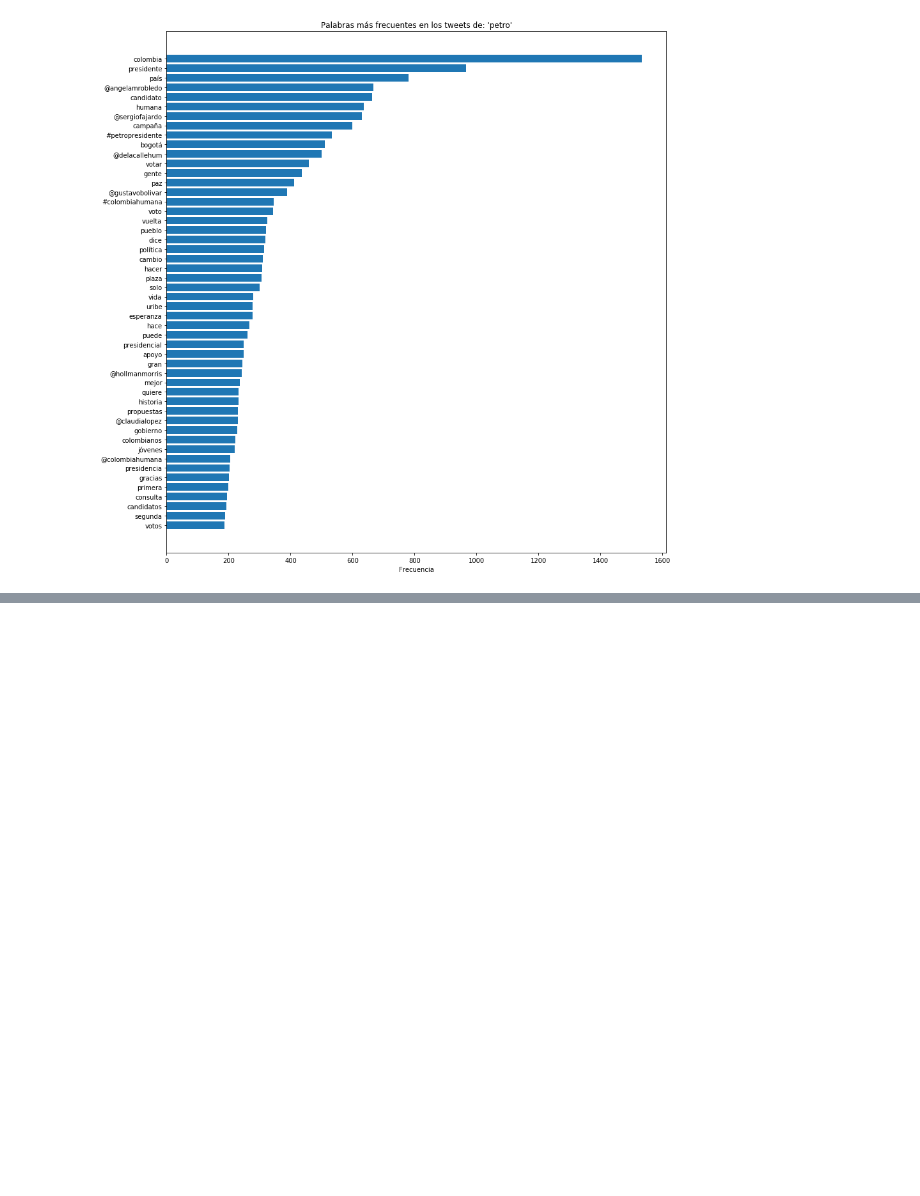
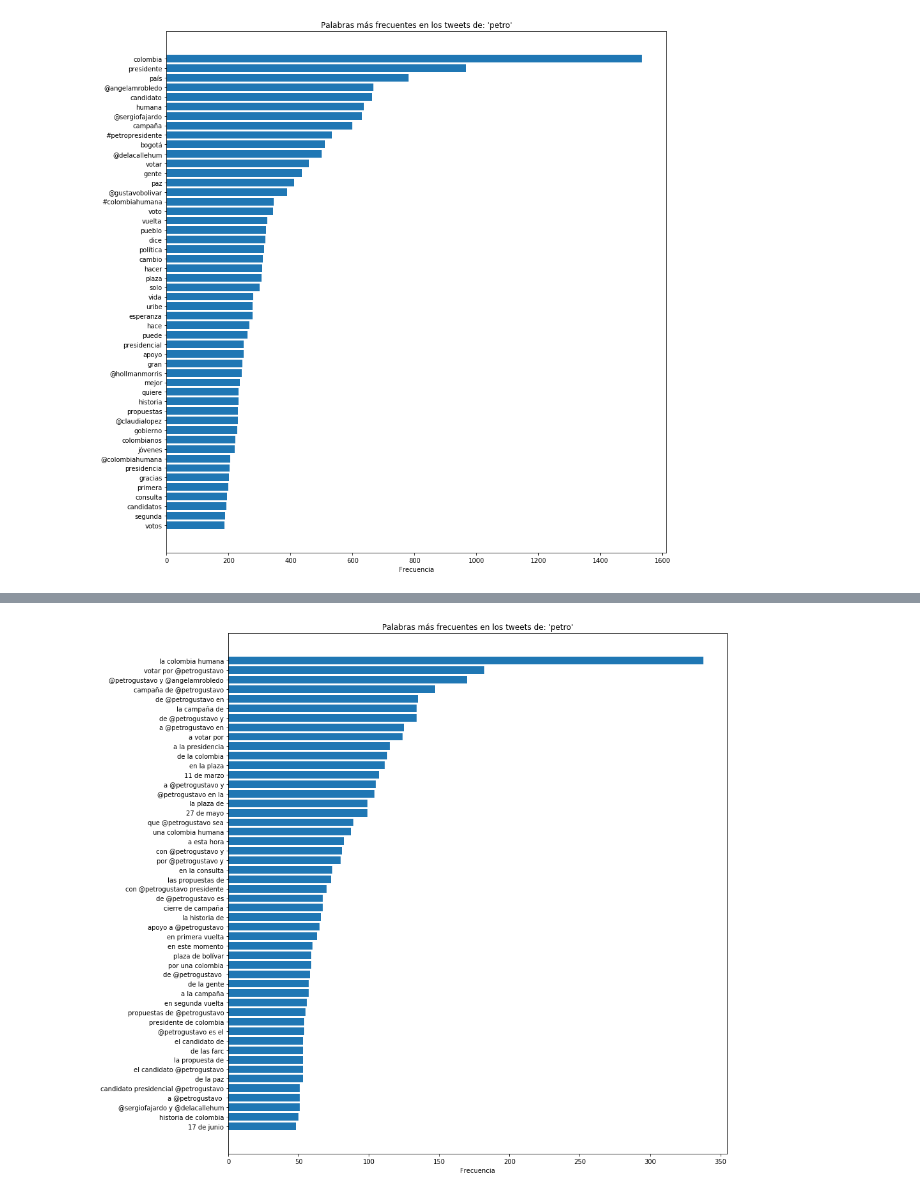
Before and after one commit to sbacarob/defamation-on-colombian-electoral-campaigns, a Jupyter notebook: analyzing_the_data.ipynb, the cells around one changed output, grey strips where cells are left out. Cells and saved outputs as stored; diff of their text form; code cells hidden in the pictures; blank space fills up the shorter version.

```diff
--- a/analyzing_the_data.ipynb
+++ b/analyzing_the_data.ipynb
@@ -504,0 +569,4 @@ Sentiment(polarity=0.0, subjectivity=0.0)
+# %%
+plot_data(most_frequent_trigrams, 'petro')
+# %% [output]
+[figure, added]
```
Also changed, not shown: parts of 32 cells of this notebook.
